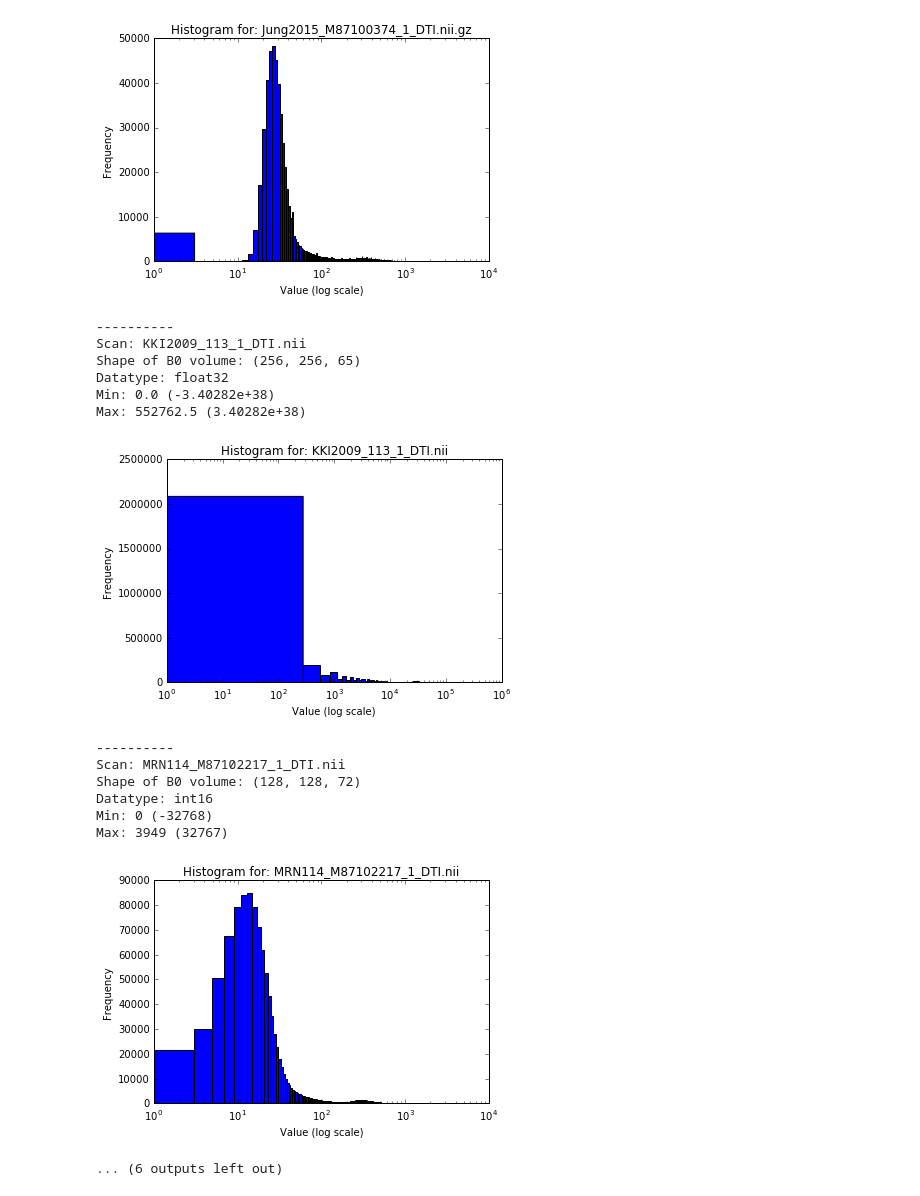
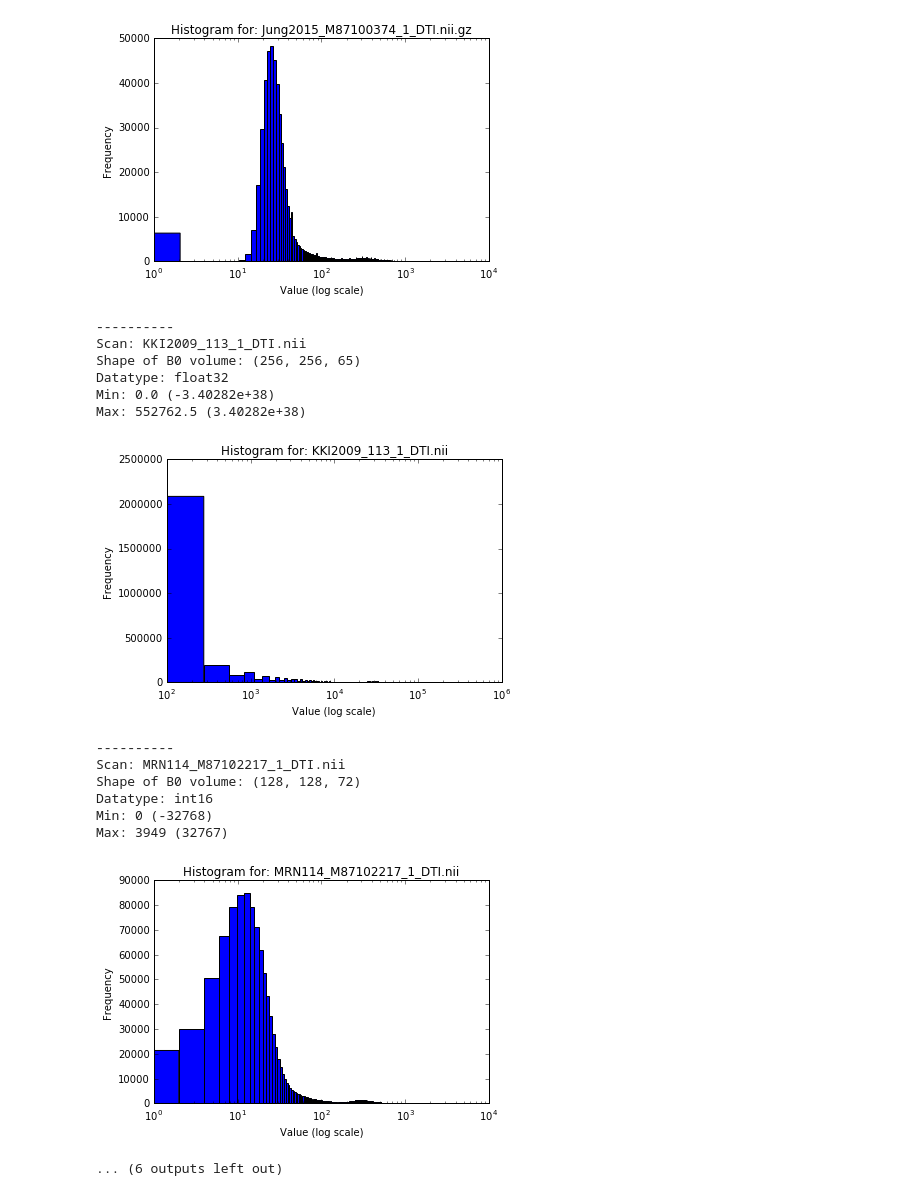
Before and after one commit to neurodata/nddocs-archive, a Jupyter notebook: mrgraphs/dataset_variance.ipynb, the cells around one changed output. Saved outputs shown, nothing was run; the diff lists cells and outputs as text; code cells hidden in the pictures.

Commit message:
updated histogram windowing

```diff
--- a/mrgraphs/dataset_variance.ipynb
+++ b/mrgraphs/dataset_variance.ipynb
@@ -7,5 +105,7 @@ import os
 # %%
-datasets = list(('BNU1', 'BNU3', 'HCP500', 'Jung2015', 'KKI2009', 'MRN114', 'NKI1', 'NKIENH', 'SWU4'))
+datasets = list(('./data/BNU1', './data/BNU3', './data/HCP500',
+                 './data/Jung2015', './data/KKI2009', './data/MRN114',
+                 './data/NKI1', './data/NKIENH', './data/SWU4'))
 files = list()
 for f in datasets:
     files.append([f + '/' + single for single in os.listdir(f)])
@@ -18,7 +118,7 @@ for scan in files:
     dti = im.get_data()[:,:,:,b0_loc]
 
     print "----------"
-    print "Scan: " + scan[2].split('/')[1]
+    print "Scan: " + os.path.basename(scan[2])
     print "Shape of B0 volume: " + str(dti.shape)
     print "Datatype: " + str(dti.dtype)
     try:
@@ -28,8 +128,8 @@ for scan in files:
         print "Min: " + str(dti.min()) + " (" + str(np.finfo(dti.dtype).min) + ")"
         print "Max: " + str(dti.max()) + " (" + str(np.finfo(dti.dtype).max) + ")"
 
-    plt.hist(np.ravel(dti+1), bins=2000) #adding 1 to prevent divide by 0
-    plt.title('Histogram for: ' + str(scan[2]).split('/')[1])
+    plt.hist(np.ravel(dti), bins=2000) #adding 1 to prevent divide by 0
+    plt.title('Histogram for: ' + os.path.basename(scan[2]))
     plt.xscale('log')
     plt.xlabel("Value (log scale)")
     plt.ylabel("Frequency")
@@ -59,22 +159,22 @@ Max: 31698 (32767)
 ----------
 Scan: Jung2015_M87100374_1_DTI.nii.gz
 Shape of B0 volume: (104, 96, 66)
 Datatype: int16
 Min: 0 (-32768)
 Max: 4095 (32767)
-[figure, old version]
+[figure, new version]
 ----------
 Scan: KKI2009_113_1_DTI.nii
 Shape of B0 volume: (256, 256, 65)
 Datatype: float32
 Min: 0.0 (-3.40282e+38)
 Max: 552762.5 (3.40282e+38)
-[figure, old version]
+[figure, new version]
 ----------
 Scan: MRN114_M87102217_1_DTI.nii
 Shape of B0 volume: (128, 128, 72)
 Datatype: int16
 Min: 0 (-32768)
 Max: 3949 (32767)
-[figure, old version]
+[figure, new version]
 ... (6 outputs left out)
```
Also changed, not shown: parts of 15 cells of this notebook.
